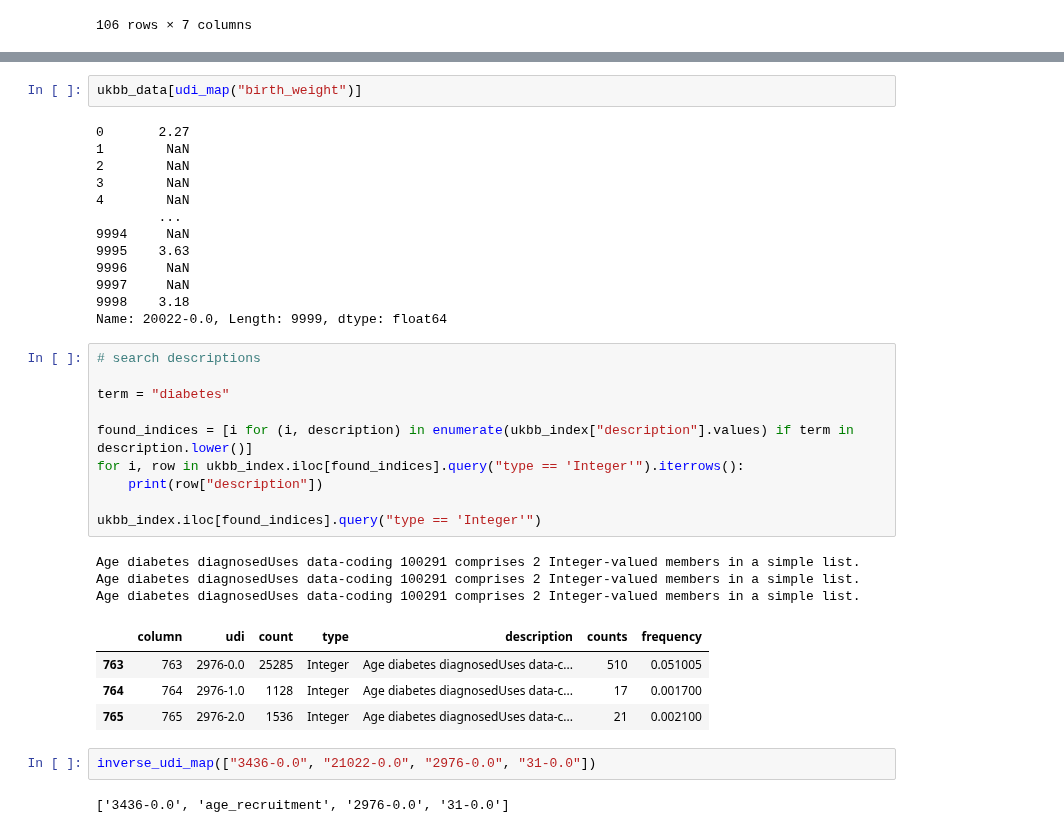
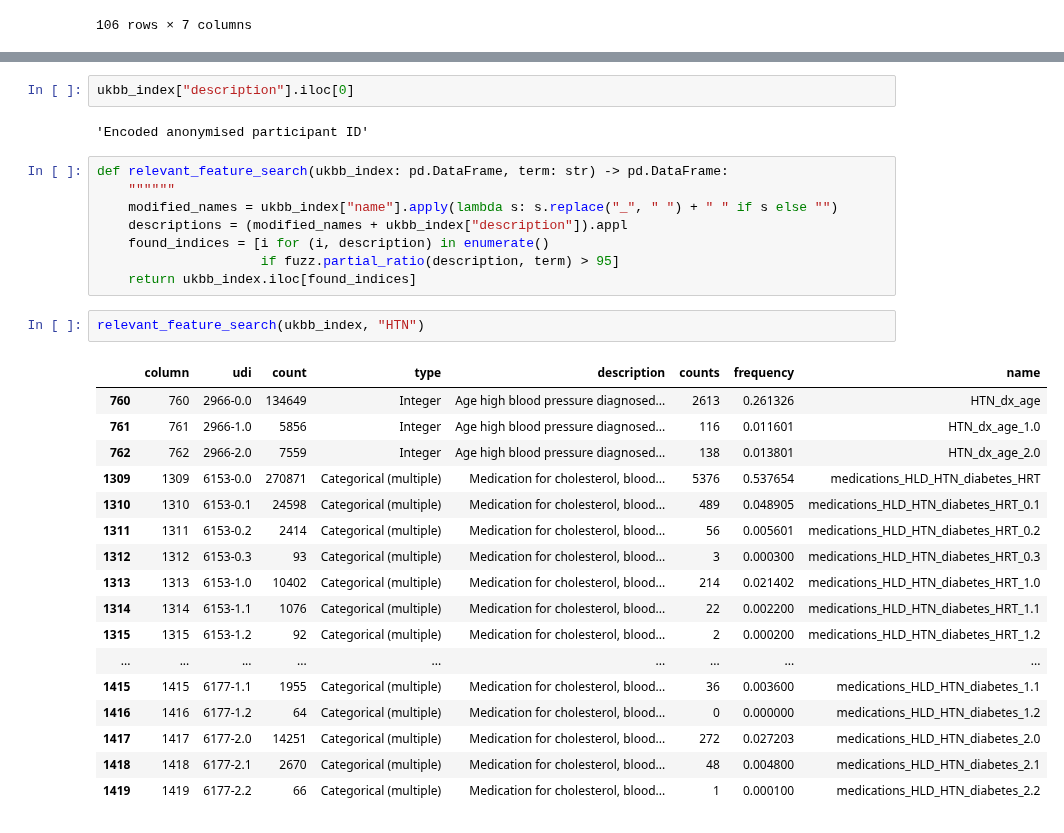
Before and after one commit to cole-khamnei/HLA_genotyping_associations, a Jupyter notebook: uk_biobank_EDA.ipynb, the cells around one changed output, grey strips where cells are left out. Cells and saved outputs as stored; diff of their text form.

```diff
--- a/uk_biobank_EDA.ipynb
+++ b/uk_biobank_EDA.ipynb
@@ -129,37 +119,32 @@ mdf = ModifiedDataFrame(ukbb_data.iloc[:500].to_dict())
-# %%
-ukbb_data[udi_map("birth_weight")]
-# %% [output]
-0       2.27
-1        NaN
-2        NaN
-3        NaN
-4        NaN
-        ...
-9994     NaN
-9995    3.63
-9996     NaN
-9997     NaN
-9998    3.18
-Name: 20022-0.0, Length: 9999, dtype: float64
-# %%
-# search descriptions
-
-term = "diabetes"
-
-found_indices = [i for (i, description) in enumerate(ukbb_index["description"].values) if term in description.lower()]
-for i, row in ukbb_index.iloc[found_indices].query("type == 'Integer'").iterrows():
-    print(row["description"])
-
-ukbb_index.iloc[found_indices].query("type == 'Integer'")
-# %% [output]
-Age diabetes diagnosedUses data-coding 100291 comprises 2 Integer-valued members in a simple list.
-Age diabetes diagnosedUses data-coding 100291 comprises 2 Integer-valued members in a simple list.
-Age diabetes diagnosedUses data-coding 100291 comprises 2 Integer-valued members in a simple list.
-|  | column | udi | count | type | description | counts | frequency |
-| 763 | 763 | 2976-0.0 | 25285 | Integer | Age diabetes diagnosedUses data-c... | 510 | 0.051005 |
-| 764 | 764 | 2976-1.0 | 1128 | Integer | Age diabetes diagnosedUses data-c... | 17 | 0.001700 |
-| 765 | 765 | 2976-2.0 | 1536 | Integer | Age diabetes diagnosedUses data-c... | 21 | 0.002100 |
-# %%
-inverse_udi_map(["3436-0.0", "21022-0.0", "2976-0.0", "31-0.0"])
-# %% [output]
-['3436-0.0', 'age_recruitment', '2976-0.0', '31-0.0']
+# %%
+ukbb_index["description"].iloc[0]
+# %% [output]
+'Encoded anonymised participant ID'
+# %%
+def relevant_feature_search(ukbb_index: pd.DataFrame, term: str) -> pd.DataFrame:
+    """"""
+    modified_names = ukbb_index["name"].apply(lambda s: s.replace("_", " ") + " " if s else "")
+    descriptions = (modified_names + ukbb_index["description"]).appl
+    found_indices = [i for (i, description) in enumerate()
+                     if fuzz.partial_ratio(description, term) > 95]
+    return ukbb_index.iloc[found_indices]
+# %%
+relevant_feature_search(ukbb_index, "HTN")
+# %% [output]
+|  | column | udi | count | type | description | counts | frequency | name |
+| 760 | 760 | 2966-0.0 | 134649 | Integer | Age high blood pressure diagnosed... | 2613 | 0.261326 | HTN_dx_age |
+| 761 | 761 | 2966-1.0 | 5856 | Integer | Age high blood pressure diagnosed... | 116 | 0.011601 | HTN_dx_age_1.0 |
+| 762 | 762 | 2966-2.0 | 7559 | Integer | Age high blood pressure diagnosed... | 138 | 0.013801 | HTN_dx_age_2.0 |
+| 1309 | 1309 | 6153-0.0 | 270871 | Categorical (multiple) | Medication for cholesterol, blood... | 5376 | 0.537654 | medications_HLD_HTN_diabetes_HRT |
+| 1310 | 1310 | 6153-0.1 | 24598 | Categorical (multiple) | Medication for cholesterol, blood... | 489 | 0.048905 | medications_HLD_HTN_diabetes_HRT_0.1 |
+| 1311 | 1311 | 6153-0.2 | 2414 | Categorical (multiple) | Medication for cholesterol, blood... | 56 | 0.005601 | medications_HLD_HTN_diabetes_HRT_0.2 |
+| 1312 | 1312 | 6153-0.3 | 93 | Categorical (multiple) | Medication for cholesterol, blood... | 3 | 0.000300 | medications_HLD_HTN_diabetes_HRT_0.3 |
+| 1313 | 1313 | 6153-1.0 | 10402 | Categorical (multiple) | Medication for cholesterol, blood... | 214 | 0.021402 | medications_HLD_HTN_diabetes_HRT_1.0 |
+| 1314 | 1314 | 6153-1.1 | 1076 | Categorical (multiple) | Medication for cholesterol, blood... | 22 | 0.002200 | medications_HLD_HTN_diabetes_HRT_1.1 |
+| 1315 | 1315 | 6153-1.2 | 92 | Categorical (multiple) | Medication for cholesterol, blood... | 2 | 0.000200 | medications_HLD_HTN_diabetes_HRT_1.2 |
+| ... | ... | ... | ... | ... | ... | ... | ... | ... |
+| 1415 | 1415 | 6177-1.1 | 1955 | Categorical (multiple) | Medication for cholesterol, blood... | 36 | 0.003600 | medications_HLD_HTN_diabetes_1.1 |
+| 1416 | 1416 | 6177-1.2 | 64 | Categorical (multiple) | Medication for cholesterol, blood... | 0 | 0.000000 | medications_HLD_HTN_diabetes_1.2 |
+| 1417 | 1417 | 6177-2.0 | 14251 | Categorical (multiple) | Medication for cholesterol, blood... | 272 | 0.027203 | medications_HLD_HTN_diabetes_2.0 |
+| 1418 | 1418 | 6177-2.1 | 2670 | Categorical (multiple) | Medication for cholesterol, blood... | 48 | 0.004800 | medications_HLD_HTN_diabetes_2.1 |
+| 1419 | 1419 | 6177-2.2 | 66 | Categorical (multiple) | Medication for cholesterol, blood... | 1 | 0.000100 | medications_HLD_HTN_diabetes_2.2 |
```
Also changed, not shown: parts of 9 cells of this notebook, 1 other file.
